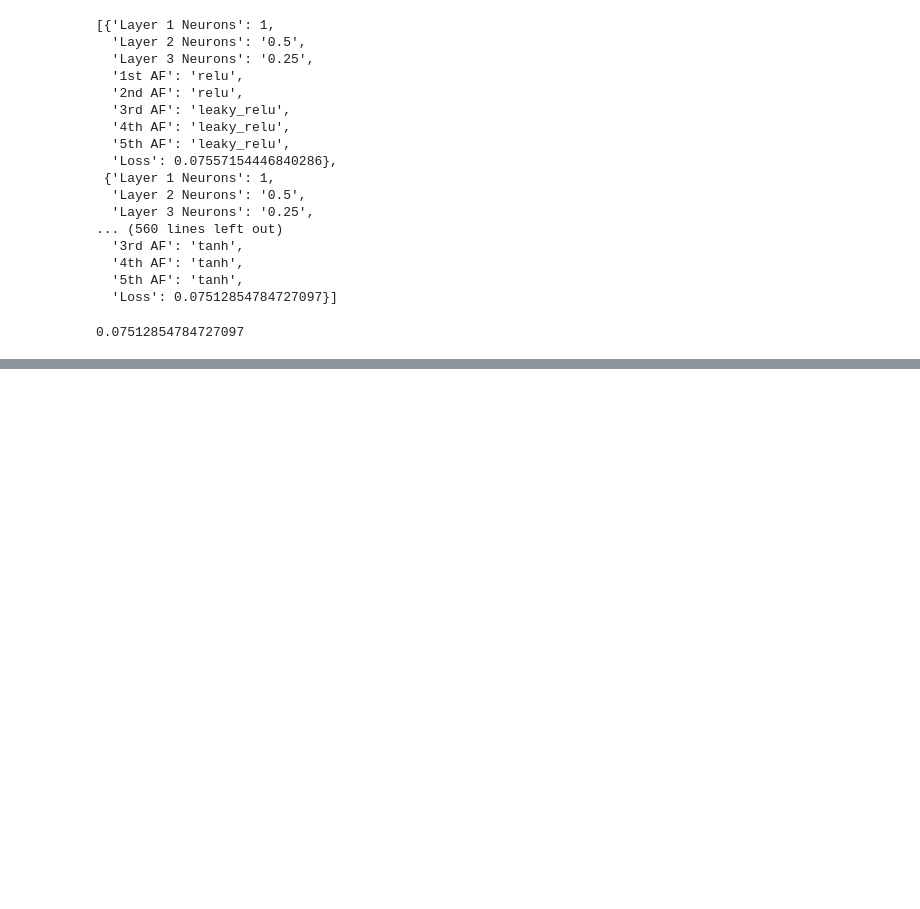
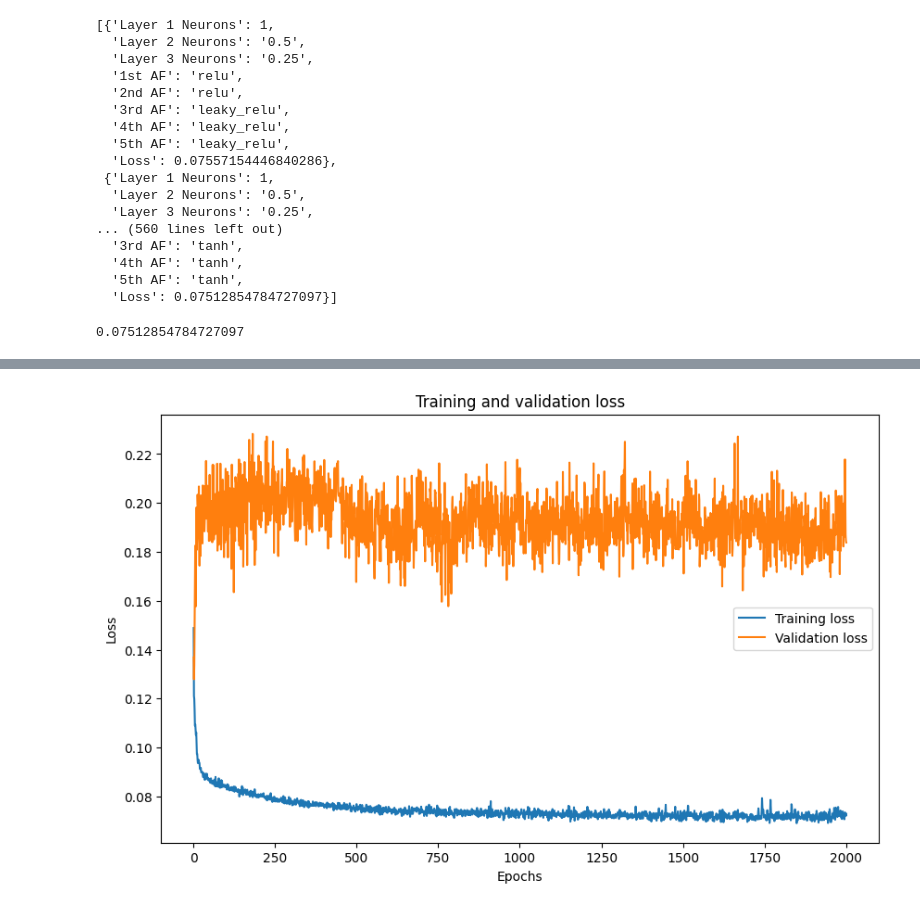
Before and after one commit to ubsuny/ML_LCVR-CP2P2024, a Jupyter notebook: model_fitting.ipynb, the cells around one changed output, grey strips where cells are left out. Saved outputs shown, nothing was run; the diff lists cells and outputs as text; code cells hidden in the pictures; blank space fills up the shorter version.

Commit message:
Switched to Huber loss which is more noise robust

```diff
--- a/model_fitting.ipynb
+++ b/model_fitting.ipynb
@@ -592,0 +595,20 @@ pd.DataFrame(losses)['Loss'].min()
+# %%
+model = tf.keras.Sequential([
+        layers.Dense(2),
+        layers.Conv1D(filters=32, kernel_size=2, activation='relu', input_shape=(1,2), padding = "same"),
+        layers.Dropout(drop_time),
+        layers.MaxPooling1D(pool_size=2,padding = "same"),
+        layers.BatchNormalization(),
+        layers.Conv1D(filters=32, kernel_size=5, activation='relu', input_shape=(1,2), padding = "same"),
+        layers.Dropout(drop_time),
+        layers.MaxPooling1D(pool_size=2, padding = "same"),
+        layers.Dense(max_neurons, activation='tanh', input_shape=(2,)),
+        layers.Dropout(drop_time),
+        layers.Dense(int(max_neurons/2), activation='tanh', input_shape=(2,)),
+        layers.Dropout(drop_time),
+        layers.Dense(int(max_neurons/4), activation='tanh', input_shape=(2,)),
+        layers.Dropout(drop_time),
+        layers.Dense(2)
+        ])
+model.compile(optimizer='adam', loss=tf.keras.losses.Huber())
+history = model.fit(rs_X_train_shape, rs_Y_train_shape, epochs=2000, validation_data=(rs_X_val_shape, rs_Y_val_shape), verbose = 2)
@@ -592,0 +634,13 @@ pd.DataFrame(losses)['Loss'].min()
+# %%
+epochs = range(1, len(history.history['loss']) + 1)
+
+plt.figure(figsize=(10,6))
+plt.plot(epochs, history.history['loss'], label='Training loss')
+plt.plot(epochs, history.history['val_loss'], label='Validation loss')
+plt.title('Training and validation loss')
+plt.xlabel('Epochs')
+plt.ylabel('Loss')
+plt.legend()
+plt.show()
+# %% [output]
+[figure, added]
```
Also changed, not shown: parts of 2 cells of this notebook.
